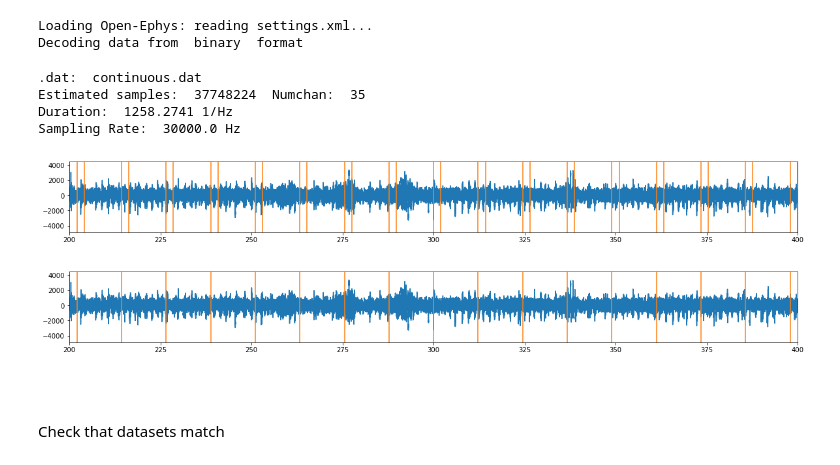
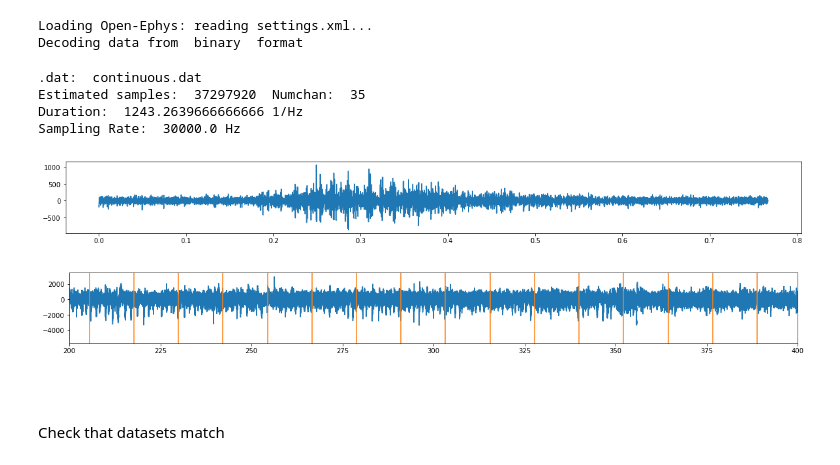
Before and after one commit to HernandoMV/OpenEphys_Analysis, a Jupyter notebook: SoundResponses.ipynb, the cells around one changed output. Saved outputs shown, nothing was run; the diff lists cells and outputs as text; code cells hidden in the pictures.

```diff
--- a/SoundResponses.ipynb
+++ b/SoundResponses.ipynb
@@ -32,6 +38,13 @@ stimulus_order = Behav_Data_Dict['Stimulus']
+# %%
+def butter_bandpass(lowcut, highcut, fs, order=5):
+    nyq = 0.5 * fs
+    low = lowcut / nyq
+    high = highcut / nyq
+    b, a = butter(order, [low, high], btype='band')
+    return b, a
 # %%
 OEpath = '/mnt/c/Users/herny/Desktop/SWC/Data/Ephys_data/SoundResponses/'
-Experiment = 'Red_2019-03-05_19-01-16_SoundResponses'
+Experiment = 'Red_2019-03-15_10-13-44_SoundResponses'
 OEfile = pyopenephys.File(OEpath + Experiment)
 # %% [output]
 Loading Open-Ephys: reading settings.xml...
@@ -42,8 +55,8 @@ print('Duration: ', recording.duration)
 print('Sampling Rate: ', recording.sample_rate)
 # %% [output]
 .dat:  continuous.dat
-Estimated samples:  37748224  Numchan:  35
-Duration:  1258.2741 1/Hz
+Estimated samples:  37297920  Numchan:  35
+Duration:  1243.2639666666666 1/Hz
 Sampling Rate:  30000.0 Hz
 # %%
 BpodTTLs = recording.events[0].times
@@ -51,12 +64,15 @@ AnalogSignals = recording.analog_signals[0]
 # %%
 # plot analog signal of channel 4
 fig_an, ax_an = plt.subplots(figsize=(20, 2))
-ax_an.plot(AnalogSignals.times, AnalogSignals.signal[3])
-axvlines(BpodTTLs)
-plt.xlim(200, 400)
+#ax_an.plot(AnalogSignals.times[30000:31000], AnalogSignals.signal[3][30000:31000])
+b,a = butter_bandpass(900, 6000, 30000)
+filtered = filtfilt(b, a, AnalogSignals.signal[3])
+ax_an.plot(AnalogSignals.times[1:23000], filtered[1:23000])
+#axvlines(BpodTTLs)
+#plt.xlim(200, 200.1)
 plt.show()
 # %% [output]
-[figure, old version]
+[figure, new version]
 # %%
 #Detect first events (separated by at least 5 seconds)
 soundPresentationTimes  = getFirstPulses(BpodTTLs, 5)
@@ -68,7 +84,7 @@ axvlines(soundPresentationTimes)
 plt.xlim(200, 400)
 plt.show()
 # %% [output]
-[figure, old version]
+[figure, new version]
 # %% [markdown]
 <br><br>Check that datasets match
 # %%
```
Also changed, not shown: parts of 24 cells of this notebook.
